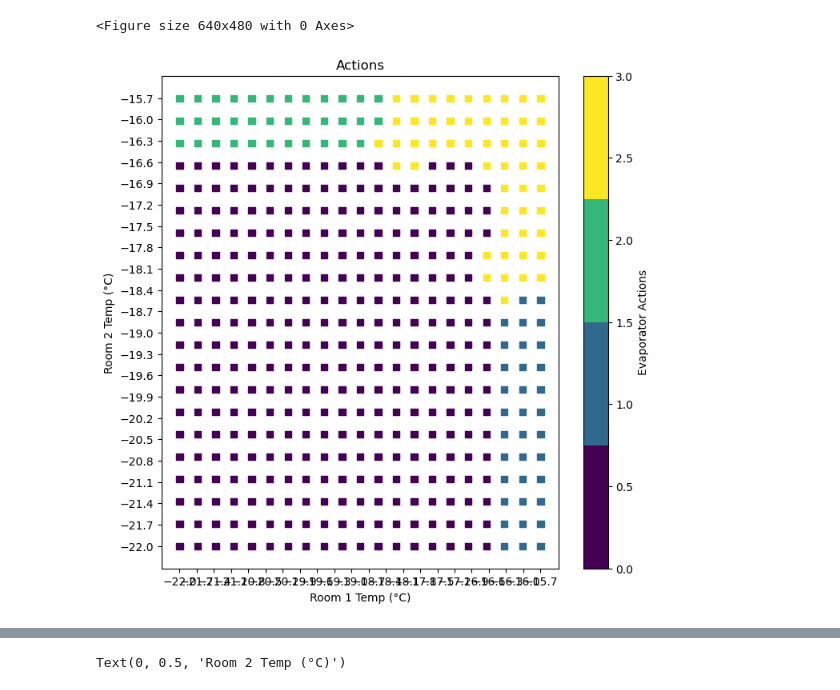
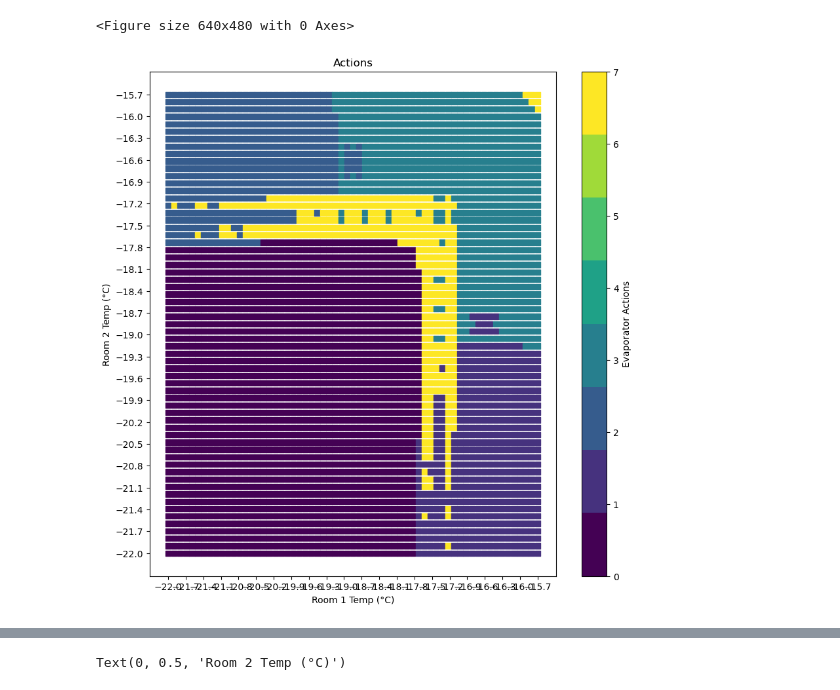
Before and after one commit to ArghavanZ/Industrial-Refrigeration, a Jupyter notebook: scripts/DP_test.ipynb, the cells around one changed output, grey strips where cells are left out. Drawn from its saved outputs; the diff is of its cells as text; code cells hidden in the pictures.

```diff
--- a/scripts/DP_test.ipynb
+++ b/scripts/DP_test.ipynb
@@ -45,10 +45,10 @@ state_space =  env_params["env"]["state_space"]  # State space representation
 min_room_temp = np.asarray( env_params["rooms"]["room_min_temp"])  # Minimum room temperature for violation
 max_room_temp = np.asarray( env_params["rooms"]["room_max_temp"])  # Maximum room temperature for violation
 # %%
-Dp = np.load(f"{ROOT}/scripts/DP_discrete_150_100_old.npz")
+Dp = np.load(f"{ROOT}/scripts/DP_Tsuction_100_185.npz")
 pi = Dp['Pi_vi']
 vi = Dp['V_vi']
-N = 21
+N = 63
 room_vals = np.linspace(-22.0, -15.7, num=N, dtype=np.float64)
 V_MIN, V_MAX = float(room_vals[0]), float(room_vals[-1])
 DX = (V_MAX - V_MIN) / (N - 1)
@@ -75,36 +75,36 @@ def get_action (obs):
     # else:
     #     return action
 # %%
-n = 21
+n = 63
 room_1 = np.linspace(-22, -15.7, num=n, dtype=np.float64)
 room_2 = np.linspace(-22, -15.7, num=n, dtype=np.float64)
 mesh_x, mesh_y = np.meshgrid(room_1, room_2)
 obs_array = np.stack([mesh_x.ravel(), mesh_y.ravel()], axis=1).astype(np.float64)
 Ni = obs_array.shape[0]
 obs_batch = {"room_temperatures": obs_array}
 
 action_batch = np.zeros(shape=(Ni,), dtype=np.int32)
 for i in range(Ni):
 
     obs = {"room_temperatures": obs_array[i, :]}
     action_batch[i] = get_action(obs)
 action_grid = action_batch.reshape((n, n))
 
 from matplotlib.colors import BoundaryNorm
 plt.figure()
-cmap = plt.get_cmap("viridis", 4)                # 4 discrete colors
-norm = BoundaryNorm([-0.5, 0.5, 1.5, 2.5, 3.5], cmap.N)
-color_map = plt.get_cmap("viridis", 4)  # 4 discrete colors for actions 0-3
+cmap = plt.get_cmap("viridis", 8)                # 8 discrete colors
+norm = BoundaryNorm([-0.5, 0.5, 1.5, 2.5, 3.5, 4.5, 5.5, 6.5, 7.5], cmap.N)
+color_map = plt.get_cmap("viridis", 8)  # 8 discrete colors for actions 0-7
 
-plt.figure(figsize=(8,8))
+plt.figure(figsize=(10,10))
 plt.scatter(mesh_x, mesh_y, c=action_grid[:, :], cmap=color_map, marker='s')
 plt.colorbar(label="Evaporator Actions")
 plt.title("Actions")
 plt.xlabel("Room 1 Temp (°C)")
 plt.ylabel("Room 2 Temp (°C)")
 plt.xticks(np.arange(-22, -15.7, 0.3))
 plt.yticks(np.arange(-22, -15.7, 0.3))
 plt.show()
 # %% [output]
 <Figure size 640x480 with 0 Axes>
-[figure, old version]
+[figure, new version]
```
Also changed, not shown: parts of 3 cells of this notebook, 2 other files.
